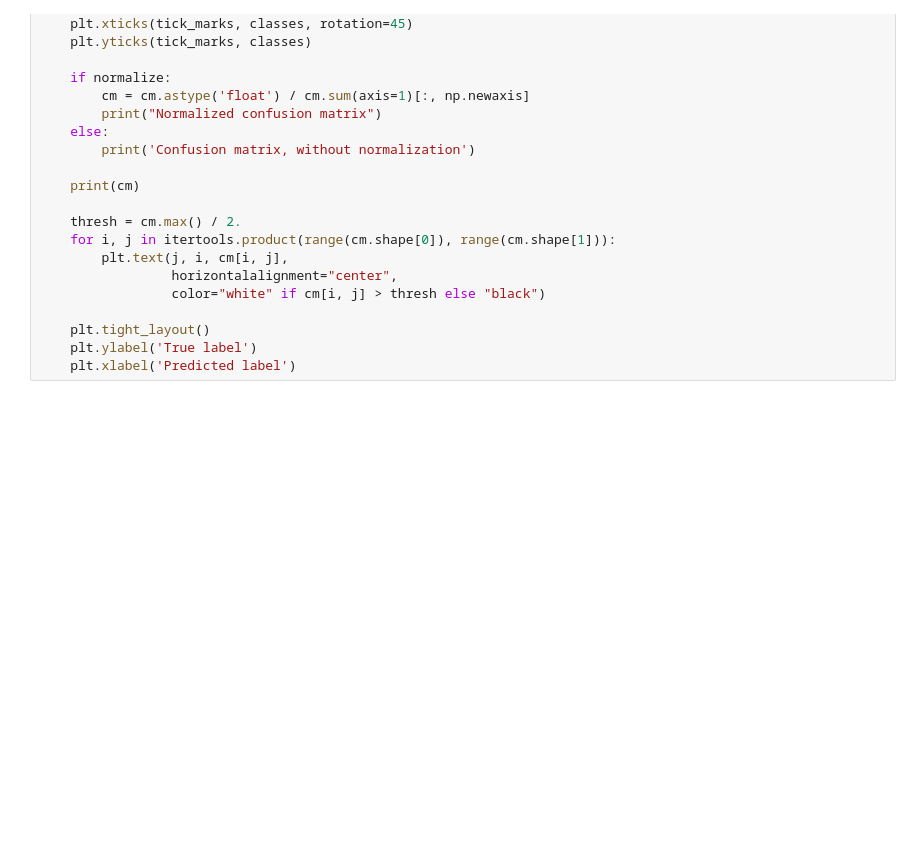
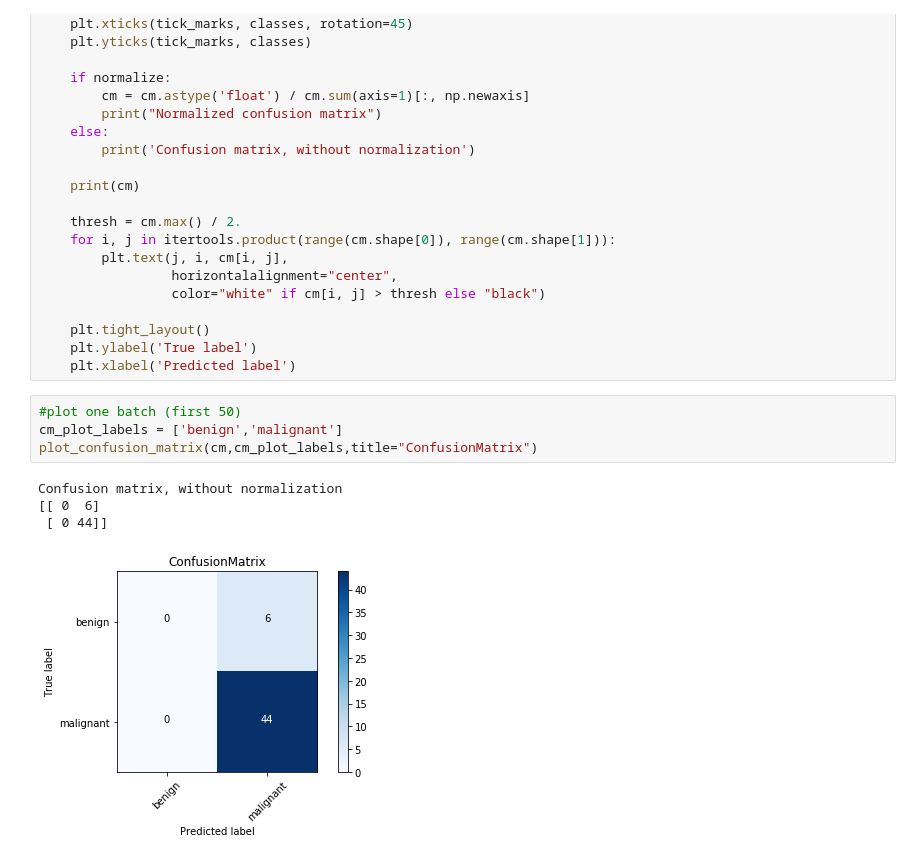
Before and after one commit to raroepke/Jevarah-Vision, a Jupyter notebook: MachineLearningModels/CNN/CleanedCNN.ipynb, the cells around one changed output. Cells and saved outputs as stored; diff of their text form; blank space fills up the shorter version.

```diff
--- a/MachineLearningModels/CNN/CleanedCNN.ipynb
+++ b/MachineLearningModels/CNN/CleanedCNN.ipynb
@@ -150,3 +138,12 @@ def plot_confusion_matrix(cm, classes,
     plt.tight_layout()
     plt.ylabel('True label')
     plt.xlabel('Predicted label')
+# %%
+#plot one batch (first 50)
+cm_plot_labels = ['benign','malignant']
+plot_confusion_matrix(cm,cm_plot_labels,title="ConfusionMatrix")
+# %% [output]
+Confusion matrix, without normalization
+[[ 0  6]
+ [ 0 44]]
+[figure, added]
```
Also changed, not shown: parts of 11 cells of this notebook.
